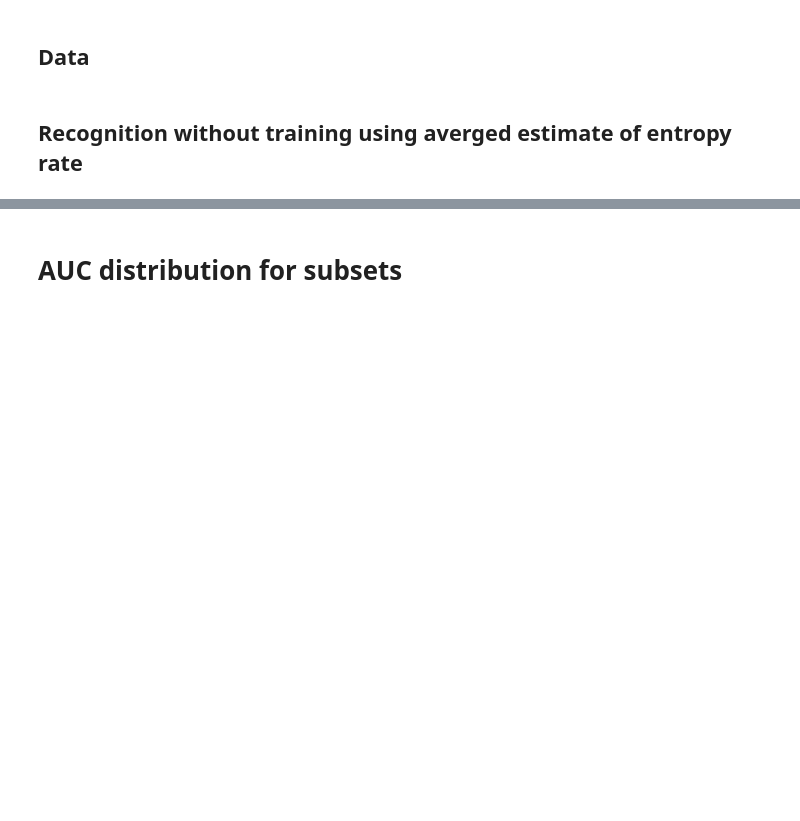
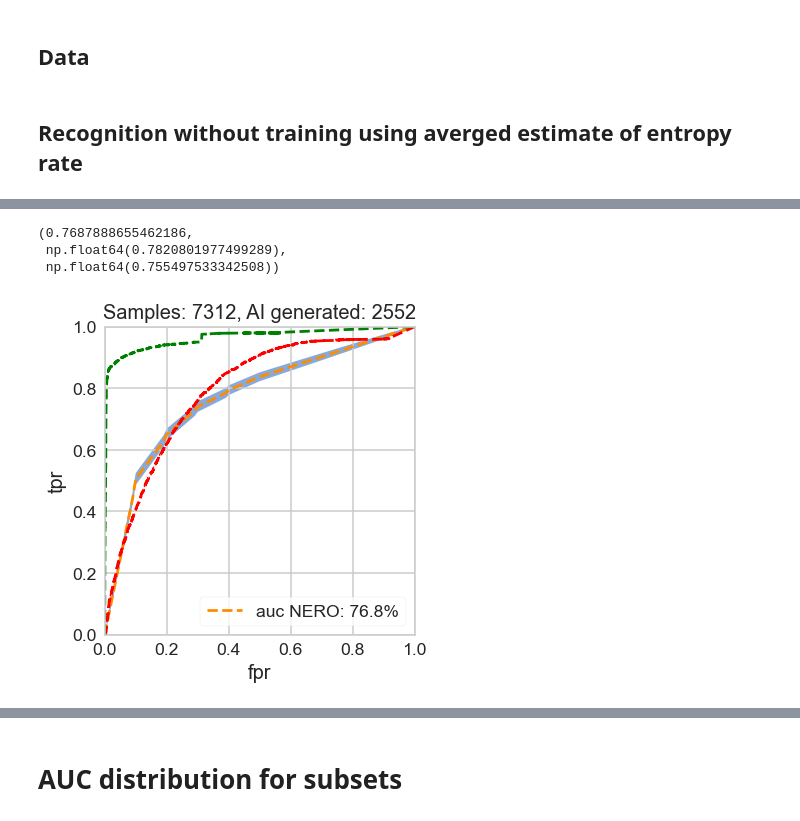
Before and after one commit to zeroknowledgediscovery/nero, a Jupyter notebook: notebooks/paper_results002.ipynb, the cells around one changed output, grey strips where cells are left out. Saved outputs shown, nothing was run; the diff lists cells and outputs as text; code cells hidden in the pictures; blank space fills up the shorter version.

```diff
--- a/notebooks/paper_results002.ipynb
+++ b/notebooks/paper_results002.ipynb
@@ -173,43 +194,49 @@ px nan
 # %%
 pd.DataFrame(ytrue).to_csv('ytrue.csv')
 # %%
-# from zedstat import zedstat
-# zte=zedstat.processRoc(df=pd.read_csv('neroroce.csv'),
-#            order=3,
-#            total_samples=len(ytrue),
-#            positive_samples=ytrue.sum(),
-#            alpha=0.01,
-#            prevalence=.5)
+from zedstat import zedstat
+zte=zedstat.processRoc(df=pd.read_csv('neroroce.csv'),
+           order=3,
+           total_samples=len(ytrue),
+           positive_samples=ytrue.sum(),
+           alpha=0.01,
+           prevalence=.5)
 
-# zte.smooth(STEP=0.1,
-#     interpolate=True,
-#     convexify=True)
-# zte.allmeasures(interpolate=True)
-# zte.usample(precision=2)
-# zte.getBounds()
+zte.smooth(STEP=0.1,
+    interpolate=True,
+    convexify=True)
+zte.allmeasures(interpolate=True)
+zte.usample(precision=2)
+zte.getBounds()
 
-# auc_e=np.array(zte.auc(alpha=.05))*100
-# deltae=(auc_e[1]-auc_e[2])/2
-# le=str(auc_e[0])[:4]+'%'
-# zte.auc(alpha=.05)
+auc_e=np.array(zte.auc(alpha=.05))*100
+deltae=(auc_e[1]-auc_e[2])/2
+le=str(auc_e[0])[:4]+'%'
+zte.auc(alpha=.05)
+# %% [output]
+(0.7687888655462186,
+ np.float64(0.7820801977499289),
+ np.float64(0.755497533342508))
 # %%
-# plt.figure(figsize=(4,4))
-# ax=plt.gca()
-# ax=zte.get().tpr.plot(style='--',ax=ax,color='darkorange',lw=2)
-# #ax=ztz.get().tpr.plot(style='--',ax=ax,color='green',lw=2)
-# plt.fill_between(x=zte.get().index, y1=zte.df_lim['U'].tpr,y2=zte.df_lim['L'].tpr, alpha=.6)
+plt.figure(figsize=(4,4))
+ax=plt.gca()
+ax=zte.get().tpr.plot(style='--',ax=ax,color='darkorange',lw=2)
+#ax=ztz.get().tpr.plot(style='--',ax=ax,color='green',lw=2)
+plt.fill_between(x=zte.get().index, y1=zte.df_lim['U'].tpr,y2=zte.df_lim['L'].tpr, alpha=.6)
 
-# #plt.fill_between(x=ztz.get().index, y1=ztz.df_lim['U'].tpr,y2=ztz.df_lim['L'].tpr, alpha=.6)
-# DP.sort_values('tpr').set_index('fpr').tpr.plot(style='--',ax=ax,color='red',lw=2)
-# DPc.sort_values('tpr').set_index('fpr').tpr.plot(style='--',ax=ax,color='green',lw=2)
+#plt.fill_between(x=ztz.get().index, y1=ztz.df_lim['U'].tpr,y2=ztz.df_lim['L'].tpr, alpha=.6)
+DP.sort_values('tpr').set_index('fpr').tpr.plot(style='--',ax=ax,color='red',lw=2)
+DPc.sort_values('tpr').set_index('fpr').tpr.plot(style='--',ax=ax,color='green',lw=2)
 
-# #DP.to_csv('perplexity_all.csv')
-# #DPc.to_csv('percentage_all.csv')
+#DP.to_csv('perplexity_all.csv')
+#DPc.to_csv('percentage_all.csv')
 
-# ax.set_xlim(0,1)
-# ax.set_ylim(0,1)
-# plt.legend(['auc NERO: '+le],loc='lower right')
-# ax.set_title('Samples: '+str(len(ytrue))+', AI generated: '+str(int(ytrue.sum())))
-# ax.set_ylabel('tpr');
-# plt.savefig('roc-notraining1.pdf',bbox_inches='tight',transparent=True)
+ax.set_xlim(0,1)
+ax.set_ylim(0,1)
+plt.legend(['auc NERO: '+le],loc='lower right')
+ax.set_title('Samples: '+str(len(ytrue))+', AI generated: '+str(int(ytrue.sum())))
+ax.set_ylabel('tpr');
+plt.savefig('roc-notraining1.pdf',bbox_inches='tight',transparent=True)
+# %% [output]
+[figure, added]
 # %%
```
Also changed, not shown: parts of 19 cells of this notebook, 11 other files.
